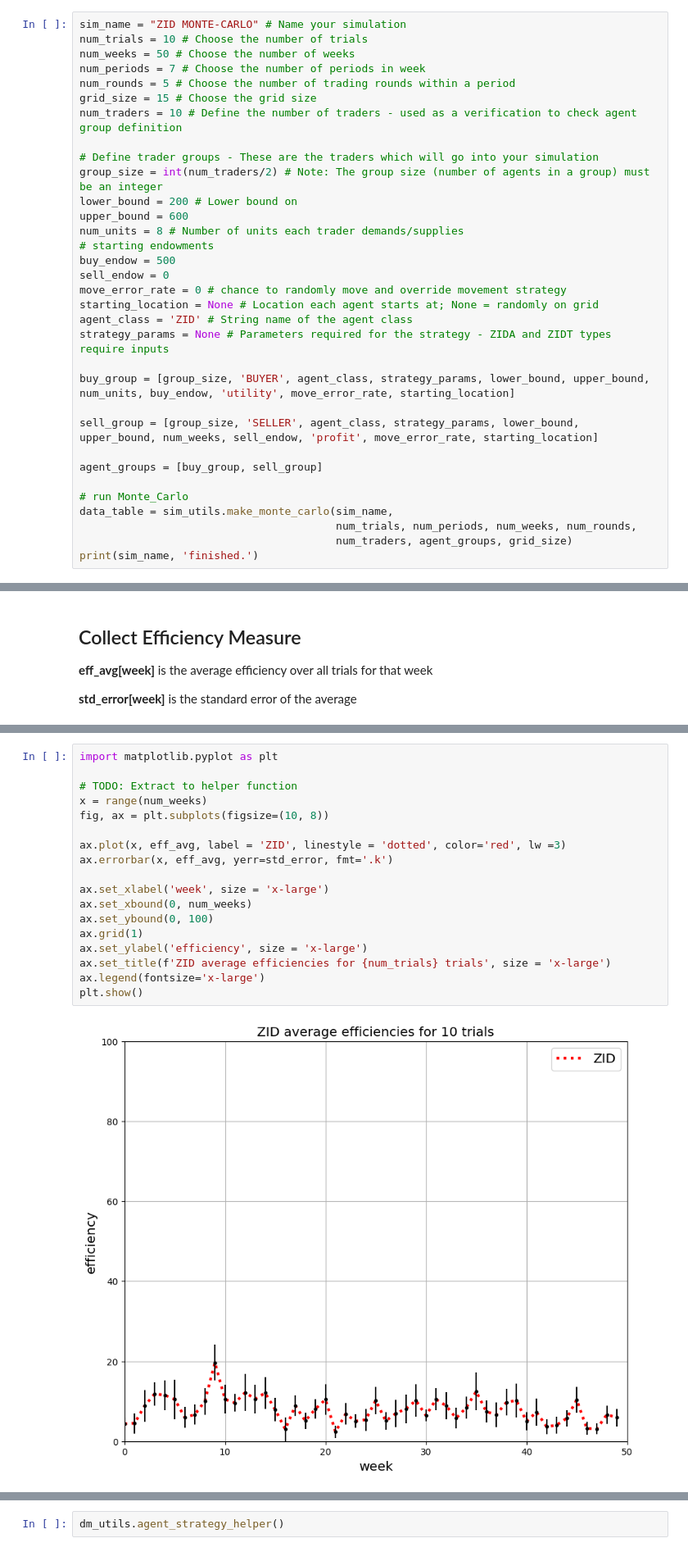
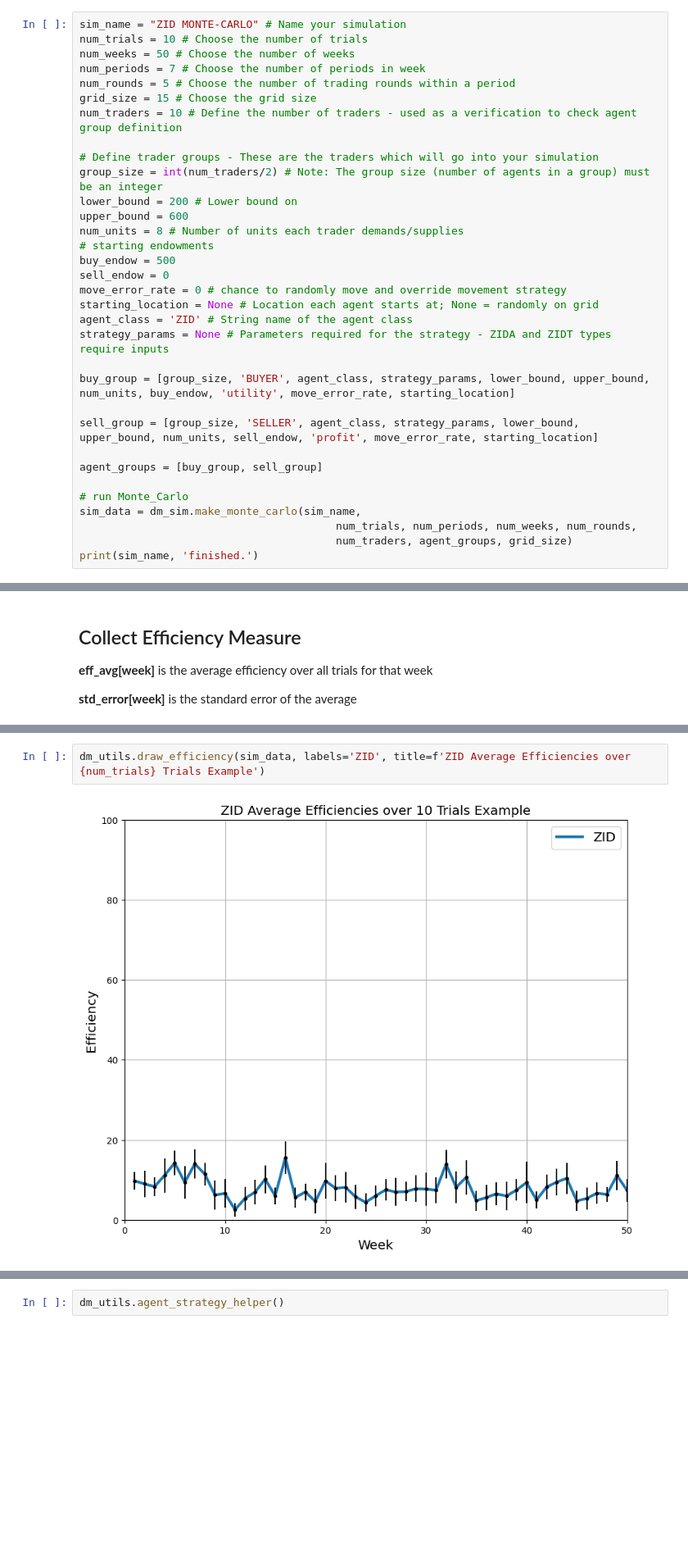
Before and after one commit to Kmccabe/dm_markets, a Jupyter notebook: modules_vCOVID/notebooks/dm_users_guide.ipynb, the cells around one changed output, grey strips where cells are left out. Shown at 82% size. Cells and saved outputs as stored; diff of their text form; blank space fills up the shorter version.

```diff
--- a/modules_vCOVID/notebooks/dm_users_guide.ipynb
+++ b/modules_vCOVID/notebooks/dm_users_guide.ipynb
@@ -155,12 +145,12 @@ strategy_params = None # Parameters required for the strategy - ZIDA and ZIDT ty
 
 buy_group = [group_size, 'BUYER', agent_class, strategy_params, lower_bound, upper_bound, num_units, buy_endow, 'utility', move_error_rate, starting_location]
 
-sell_group = [group_size, 'SELLER', agent_class, strategy_params, lower_bound, upper_bound, num_weeks, sell_endow, 'profit', move_error_rate, starting_location]
+sell_group = [group_size, 'SELLER', agent_class, strategy_params, lower_bound, upper_bound, num_units, sell_endow, 'profit', move_error_rate, starting_location]
 
 agent_groups = [buy_group, sell_group]
 
 # run Monte_Carlo
-data_table = sim_utils.make_monte_carlo(sim_name,
+sim_data = dm_sim.make_monte_carlo(sim_name,
                                         num_trials, num_periods, num_weeks, num_rounds,
                                         num_traders, agent_groups, grid_size)
 print(sim_name, 'finished.')
@@ -192,23 +174,7 @@ Efficiency measures finished
 # %%
-import matplotlib.pyplot as plt
-
-# TODO: Extract to helper function
-x = range(num_weeks)
-fig, ax = plt.subplots(figsize=(10, 8))
-
-ax.plot(x, eff_avg, label = 'ZID', linestyle = 'dotted', color='red', lw =3)
-ax.errorbar(x, eff_avg, yerr=std_error, fmt='.k')
-
-ax.set_xlabel('week', size = 'x-large')
-ax.set_xbound(0, num_weeks)
-ax.set_ybound(0, 100)
-ax.grid(1)
-ax.set_ylabel('efficiency', size = 'x-large')
-ax.set_title(f'ZID average efficiencies for {num_trials} trials', size = 'x-large')
-ax.legend(fontsize='x-large')
-plt.show()
+dm_utils.draw_efficiency(sim_data, labels='ZID', title=f'ZID Average Efficiencies over {num_trials} Trials Example')
 # %% [output]
-[figure, old version]
+[figure, new version]
 # %% [markdown]
 #### Contrasting Trader Types
 The ZID traders do not appear to improve in the above simulation, nor should we expect them to, as they employ no logic in their strategy and simply behave randomly. The ZIDA traders, however, can employ a simple rule-of-thumb which leads them to stay at locations where they are succeeding at making exchanges, while leaving others.
```
Also changed, not shown: parts of 23 cells of this notebook, 2 other files.
